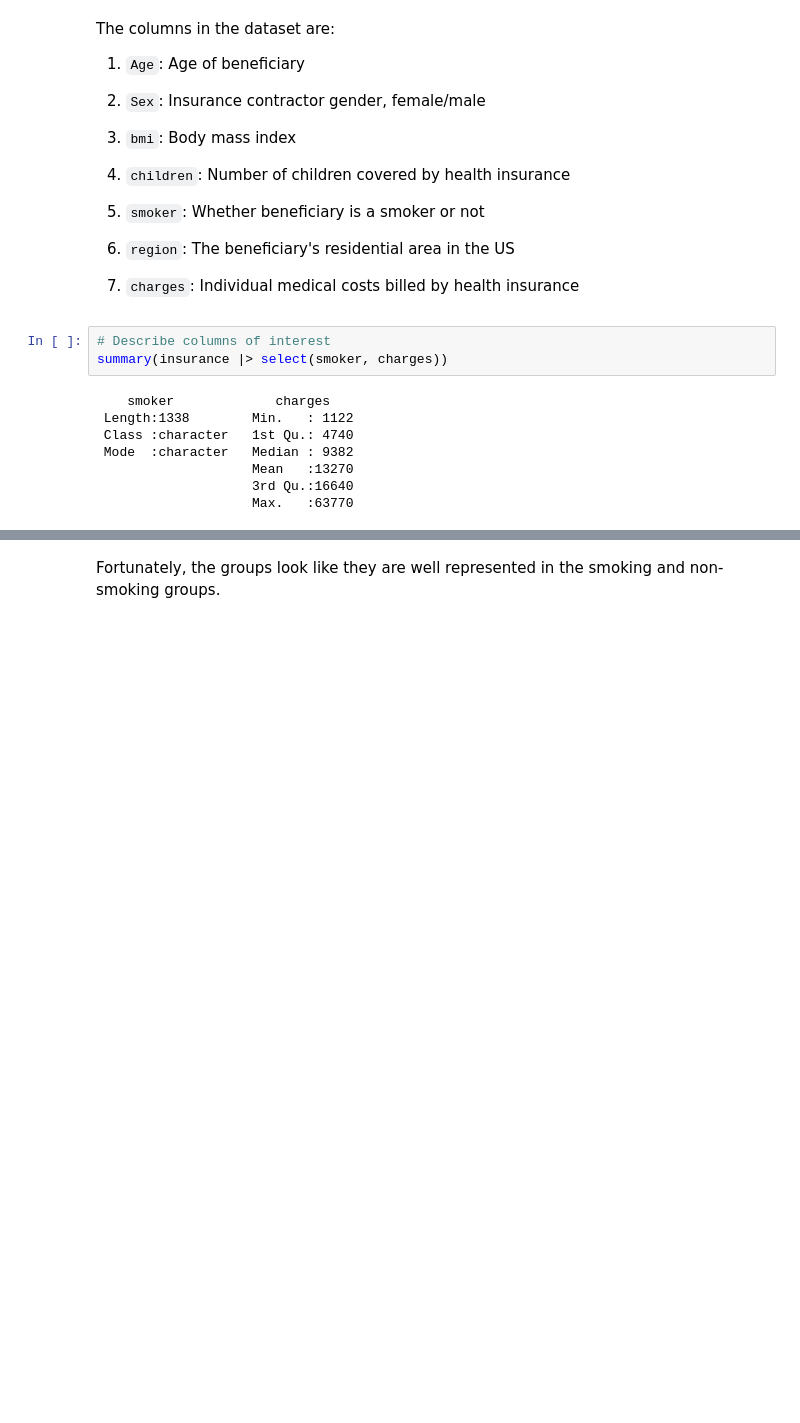
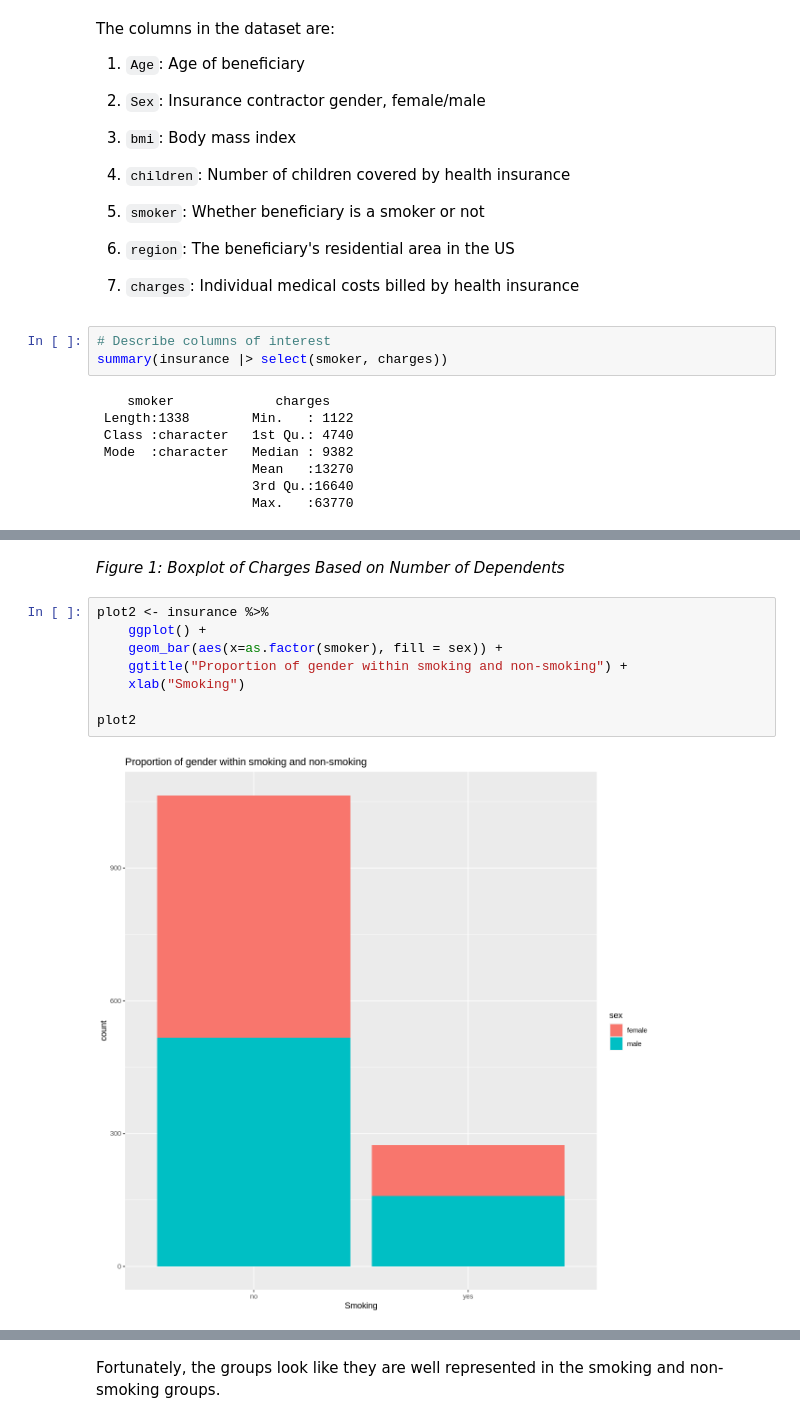
Before and after one commit to Yuji03b/STAT-201-GROUP-1, a Jupyter notebook: report.ipynb, the cells around one changed output, grey strips where cells are left out. Saved outputs shown, nothing was run; the diff lists cells and outputs as text; blank space fills up the shorter version.

```diff
--- a/report.ipynb
+++ b/report.ipynb
@@ -109,0 +87,12 @@ plot_grid(plot1, plot2, plot3, smoker_age_plot, ncol = 4)
+# %% [markdown]
+*Figure 1: Boxplot of Charges Based on Number of Dependents*
+# %%
+plot2 <- insurance %>%
+    ggplot() +
+    geom_bar(aes(x=as.factor(smoker), fill = sex)) +
+    ggtitle("Proportion of gender within smoking and non-smoking") +
+    xlab("Smoking")
+
+plot2
+# %% [output]
+[figure, added]
```
Also changed, not shown: parts of 11 cells of this notebook.
